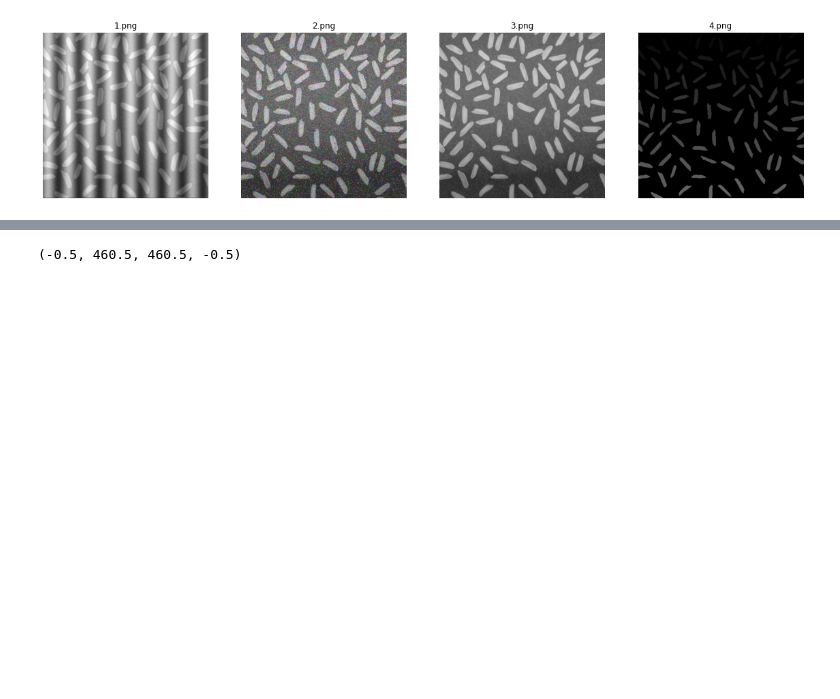
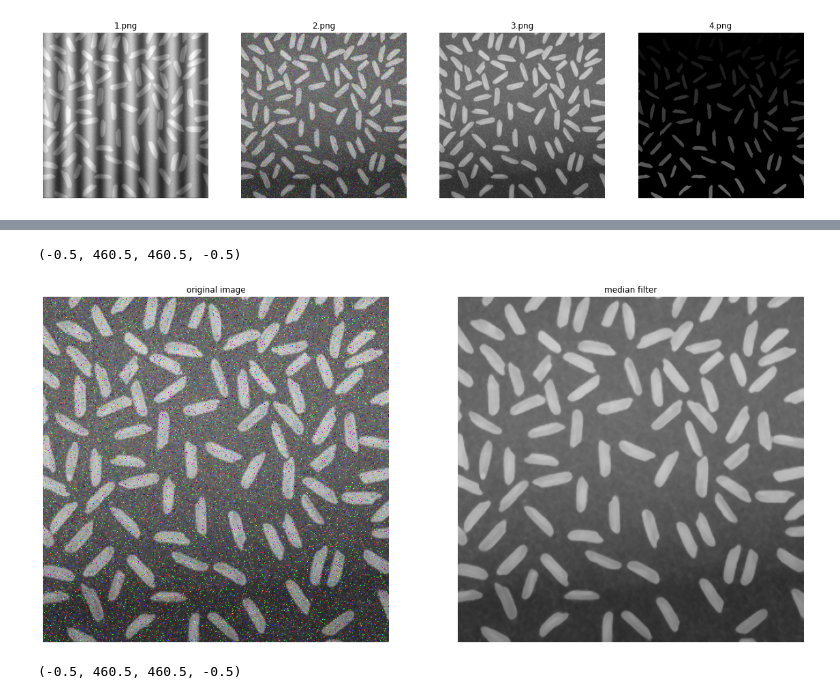
Before and after one commit to dominhkhoi2002/RiceCounting, a Jupyter notebook: Ex1/Ex1.ipynb, the cells around one changed output, grey strips where cells are left out. Saved outputs shown, nothing was run; the diff lists cells and outputs as text; code cells hidden in the pictures; blank space fills up the shorter version.

```diff
--- a/Ex1/Ex1.ipynb
+++ b/Ex1/Ex1.ipynb
@@ -31,3 +50,27 @@ for i in range(4):
+# %%
+#2.PNG
+#median filter
+img = cv2.imread(os.path.join(path,files[1]))
+def median_blur(img,ker):
+    img1 = np.zeros_like(img)
+    for i in range(img.shape[0]):
+        for j in range(img.shape[1]):
+            img1[i,j] = np.median(img[i:i+ker,j:j+ker])
+    return img1
+img1 = median_blur(img,5)
+#compare img vs img1
+fig= plt.figure(figsize=(20,20))
+fig.add_subplot(1,2,1)
+plt.imshow(img)
+plt.title('original image')
+plt.axis('off')
+fig.add_subplot(1,2,2)
+plt.imshow(img1)
+plt.title('median filter')
+plt.axis('off')
+# %% [output]
+(-0.5, 460.5, 460.5, -0.5)
+[figure, added]
 # %%
 #3.PNG
 # %%
```
Also changed, not shown: parts of 5 cells of this notebook.
